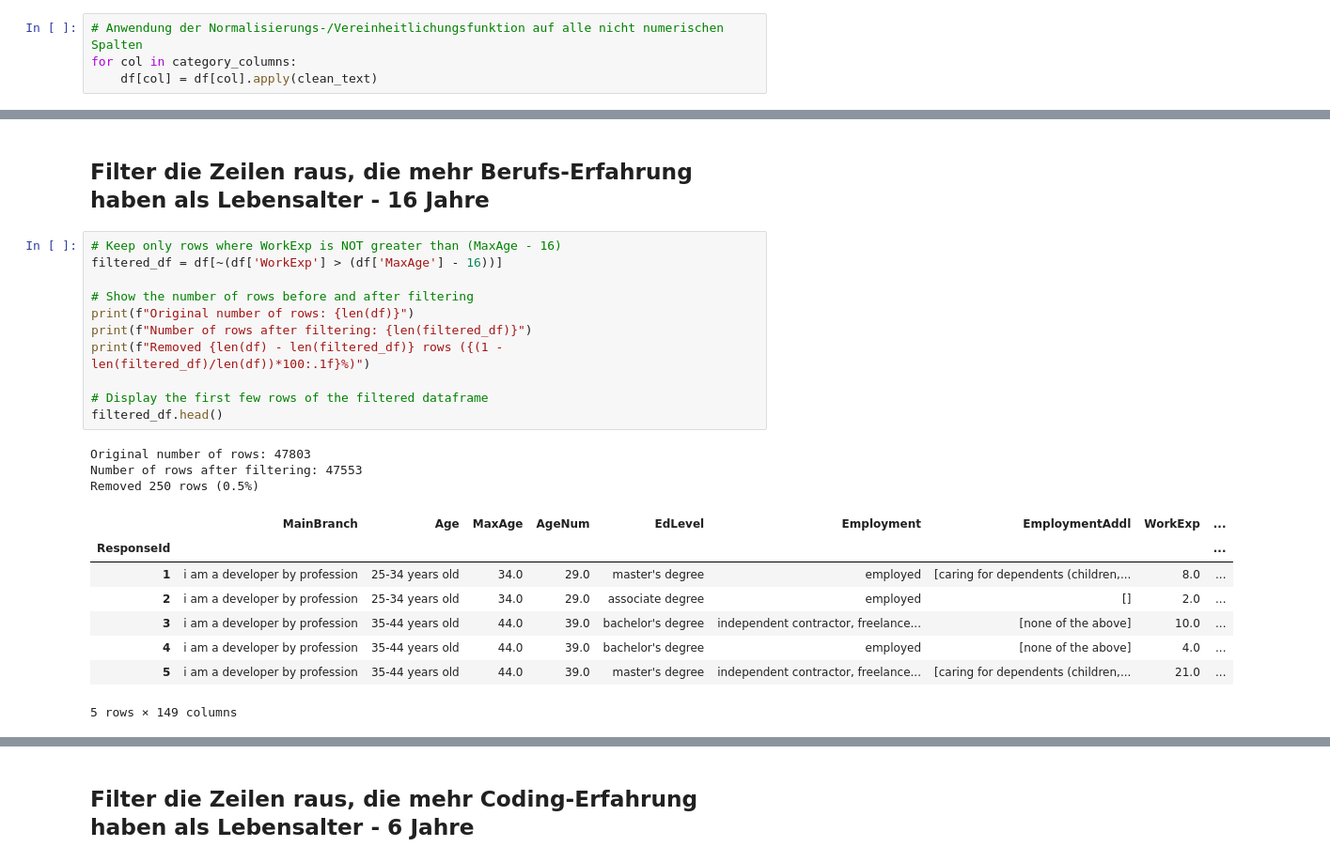
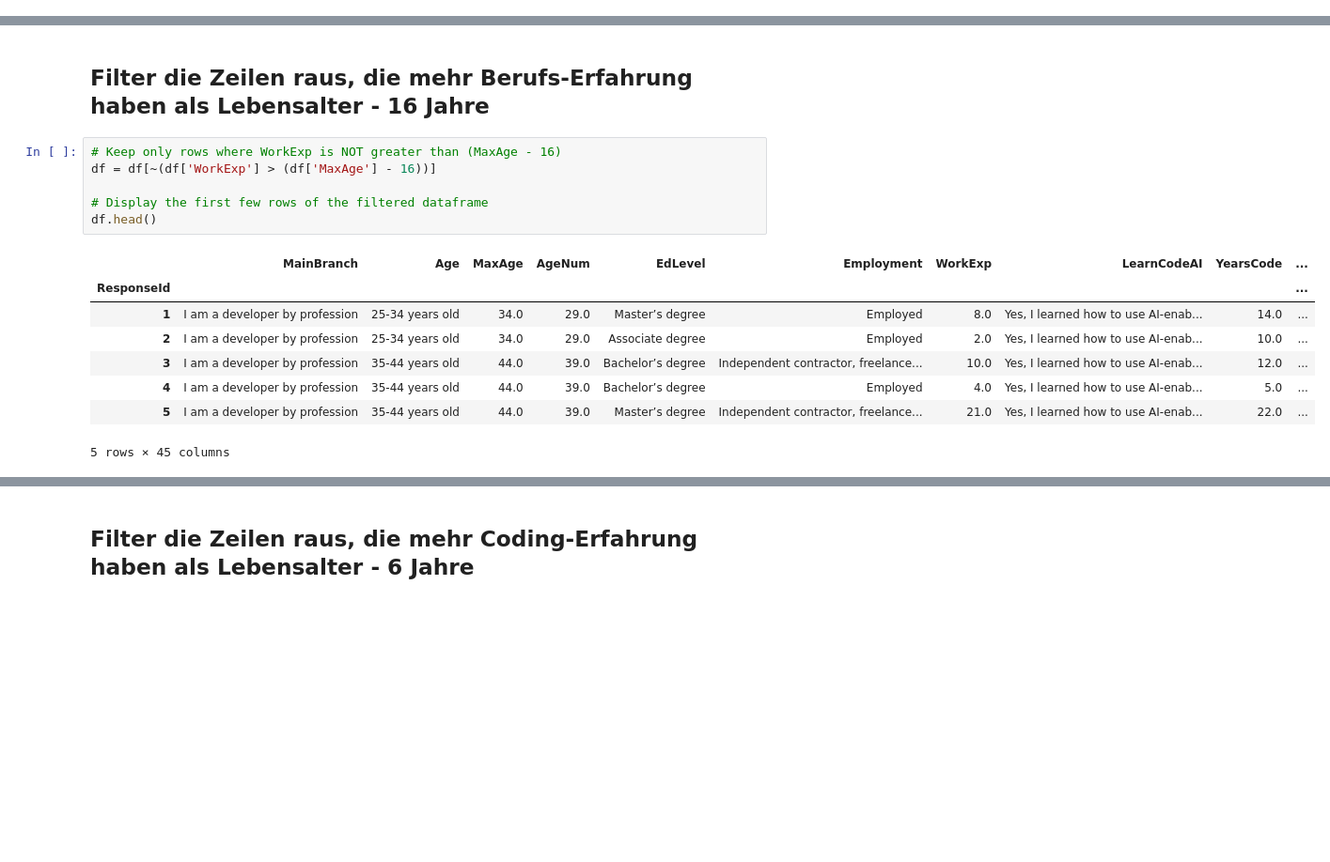
Before and after one commit to Moritz148/data-analytics-project, a Jupyter notebook: Cleanup.ipynb, the cells around one changed output, grey strips where cells are left out. Shown at 94% size. Drawn from its saved outputs; the diff is of its cells as text; blank space fills up the shorter version.

Commit message:
Cleanup angepasst - erste Zelle ausführen um bereinigten Datensatz zu erhalten

```diff
--- a/Cleanup.ipynb
+++ b/Cleanup.ipynb
@@ -145,7 +194,3 @@ def to_lowercase(s):
-# %%
-# Anwendung der Normalisierungs-/Vereinheitlichungsfunktion auf alle nicht numerischen Spalten
-for col in category_columns:
-    df[col] = df[col].apply(clean_text)
 # %%
 # Currency außen vor wegen den Währungscodes wie USD oder EUR
 exclude_columns = ["Country", "Currency"]
@@ -267,24 +312,16 @@ df.to_csv("survey_results_shortened.csv", index=False)
 ## Filter die Zeilen raus, die mehr Berufs-Erfahrung haben als Lebensalter - 16 Jahre
 # %%
 # Keep only rows where WorkExp is NOT greater than (MaxAge - 16)
-filtered_df = df[~(df['WorkExp'] > (df['MaxAge'] - 16))]
-
-# Show the number of rows before and after filtering
-print(f"Original number of rows: {len(df)}")
-print(f"Number of rows after filtering: {len(filtered_df)}")
-print(f"Removed {len(df) - len(filtered_df)} rows ({(1 - len(filtered_df)/len(df))*100:.1f}%)")
+df = df[~(df['WorkExp'] > (df['MaxAge'] - 16))]
 
 # Display the first few rows of the filtered dataframe
-filtered_df.head()
+df.head()
 # %% [output]
+|  | MainBranch | Age | MaxAge | AgeNum | EdLevel | Employment | WorkExp | LearnCodeAI | YearsCode | ... |
+| ResponseId |  |  |  |  |  |  |  |  |  | ... |
+| 1 | I am a developer by profession | 25-34 years old | 34.0 | 29.0 | Master’s degree | Employed | 8.0 | Yes, I learned how to use AI-enab... | 14.0 | ... |
+| 2 | I am a developer by profession | 25-34 years old | 34.0 | 29.0 | Associate degree | Employed | 2.0 | Yes, I learned how to use AI-enab... | 10.0 | ... |
+| 3 | I am a developer by profession | 35-44 years old | 44.0 | 39.0 | Bachelor’s degree | Independent contractor, freelance... | 10.0 | Yes, I learned how to use AI-enab... | 12.0 | ... |
+| 4 | I am a developer by profession | 35-44 years old | 44.0 | 39.0 | Bachelor’s degree | Employed | 4.0 | Yes, I learned how to use AI-enab... | 5.0 | ... |
+| 5 | I am a developer by profession | 35-44 years old | 44.0 | 39.0 | Master’s degree | Independent contractor, freelance... | 21.0 | Yes, I learned how to use AI-enab... | 22.0 | ... |
-Original number of rows: 47803
-Number of rows after filtering: 47553
-Removed 250 rows (0.5%)
+5 rows × 45 columns
-|  | MainBranch | Age | MaxAge | AgeNum | EdLevel | Employment | EmploymentAddl | WorkExp | ... |
-| ResponseId |  |  |  |  |  |  |  |  | ... |
-| 1 | i am a developer by profession | 25-34 years old | 34.0 | 29.0 | master's degree | employed | [caring for dependents (children,... | 8.0 | ... |
-| 2 | i am a developer by profession | 25-34 years old | 34.0 | 29.0 | associate degree | employed | [] | 2.0 | ... |
-| 3 | i am a developer by profession | 35-44 years old | 44.0 | 39.0 | bachelor's degree | independent contractor, freelance... | [none of the above] | 10.0 | ... |
-| 4 | i am a developer by profession | 35-44 years old | 44.0 | 39.0 | bachelor's degree | employed | [none of the above] | 4.0 | ... |
-| 5 | i am a developer by profession | 35-44 years old | 44.0 | 39.0 | master's degree | independent contractor, freelance... | [caring for dependents (children,... | 21.0 | ... |
-5 rows × 149 columns
```
Also changed, not shown: parts of 9 cells of this notebook.
